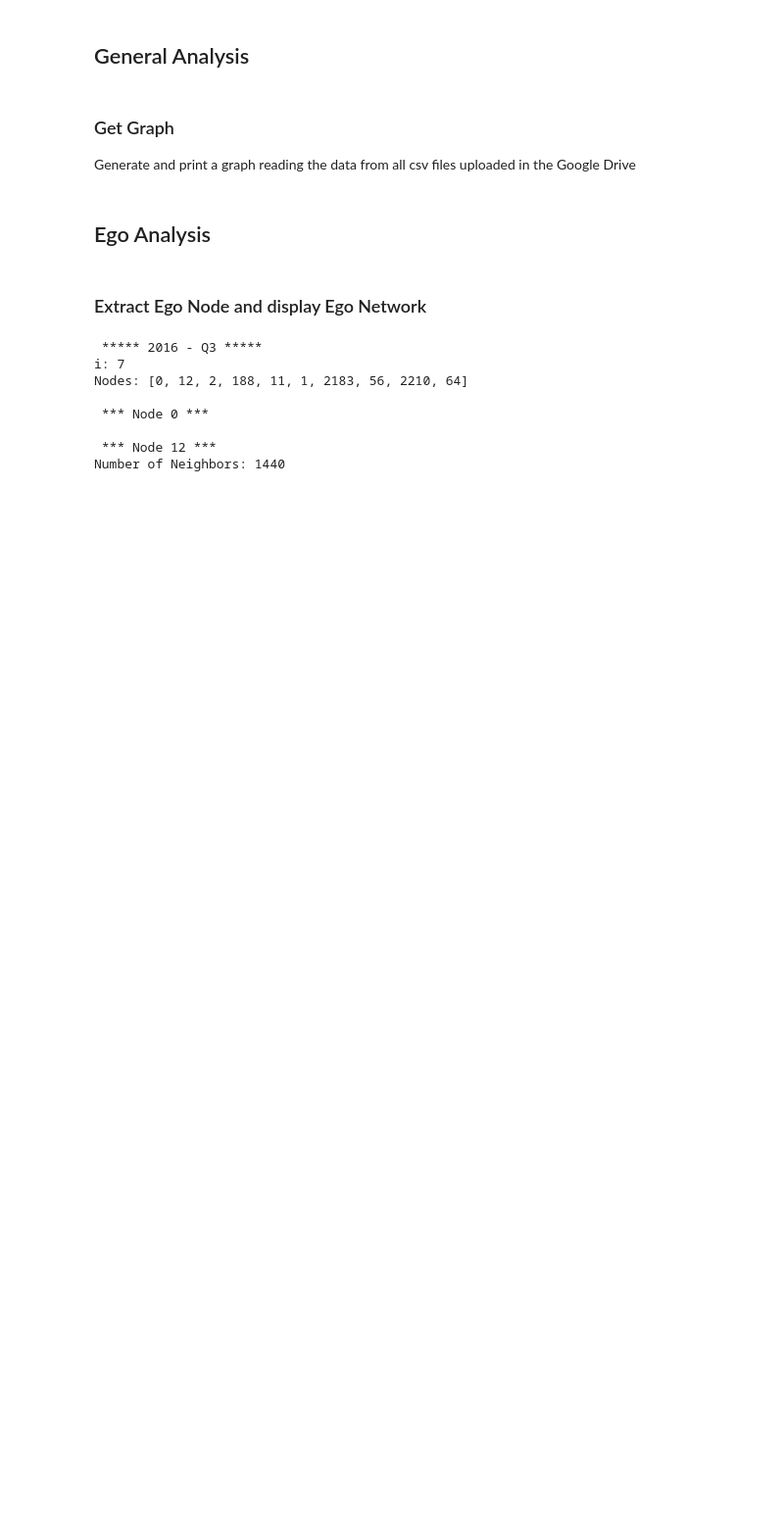
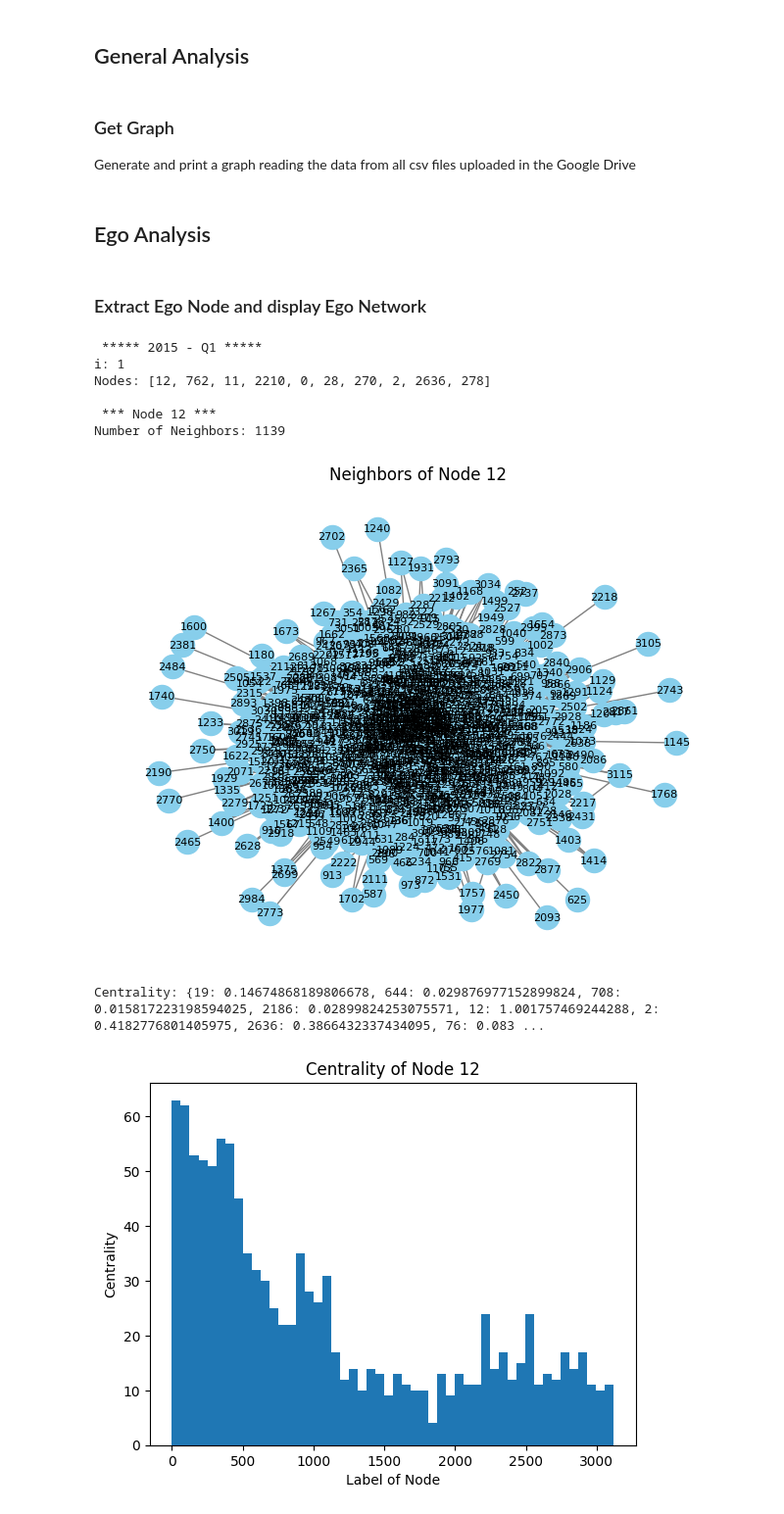
Before and after one commit to fcortesj98/DMBD-Project-2023, a Jupyter notebook: source/graph_analysis/ego_analysis/Ego_Analysis.ipynb, the cells around one changed output. Shown at 98% size. Saved outputs shown, nothing was run; the diff lists cells and outputs as text; code cells hidden in the pictures; blank space fills up the shorter version.

```diff
--- a/source/graph_analysis/ego_analysis/Ego_Analysis.ipynb
+++ b/source/graph_analysis/ego_analysis/Ego_Analysis.ipynb
@@ -73,14 +65,13 @@ G_16_Q4 = nx.from_pandas_edgelist(df_16_Q4, 'Source', 'Target', ['value', 'nb_tr
 G_17_Q1 = nx.from_pandas_edgelist(df_17_Q1, 'Source', 'Target', ['value', 'nb_transactions'], create_using=nx.Graph)
 G_17_Q2 = nx.from_pandas_edgelist(df_17_Q2, 'Source', 'Target', ['value', 'nb_transactions'], create_using=nx.Graph)
 # %%
-graph_list = [#G_15_Q1, G_15_Q2, G_15_Q3, G_15_Q4, G_16_Q1,
-    G_16_Q2, G_16_Q3, G_16_Q4, G_17_Q1, G_17_Q2]
+graph_list = [G_15_Q1, G_15_Q2, G_15_Q3, G_15_Q4, G_16_Q1, G_16_Q2, G_16_Q3, G_16_Q4, G_17_Q1, G_17_Q2]
 # %% [markdown]
 ## Ego Analysis
 # %% [markdown]
 ### Extract Ego Node and display Ego Network
 # %%
-i = 5
+i = 0
 graph_name = "Error"
 with open('results_ego_analysis.txt', 'w') as f:
     f.write(" ******************************************* \n Ego Analysis " + str(datetime.datetime.now()) + " \n ******************************************* ")
@@ -128,71 +119,60 @@ with open('results_ego_analysis.txt', 'w') as f:
                 neighbors = list(G.neighbors(node))
                 print("Number of Neighbors: " + str(len(neighbors)))
                 f.write("\n Number of Neighbors: " + str(len(neighbors)))
-                """
                 nx.draw(ego_G, with_labels=True, node_color='skyblue', font_size=8, font_color='black', edge_color='gray', width=1, edge_cmap=plt.cm.Blues)
                 plt.title("Neighbors of Node " + str(node))
                 plt.savefig("../images/neighbors/neighbors_" +  str(graph_name) + "_" + str(node) + ".png", format='png')
                 plt.show()
-                """
                 # Centrality
-                #centrality = nx.degree_centrality(ego_G)
-                #print("Centrality: " + str(centrality))
-                #f.write("\n\nCentrality: " + str(centrality))
-                """
+                centrality = nx.degree_centrality(ego_G)
+                print("Centrality: " + str(centrality))
+                f.write("\n\nCentrality: " + str(centrality))
                 plt.hist(centrality, bins=50)
                 plt.xlabel("Label of Node")
                 plt.ylabel("Centrality")
                 plt.title("Centrality of Node " + str(node))
                 plt.savefig("../images/centrality/centrality_" +  str(graph_name) + "_" + str(node) + ".png", format='png')
                 plt.show()
-                """
                 # Betweenness
-                #betweenness = nx.betweenness_centrality(ego_G)
-                #print("\n\nBetweenness: " + str(betweenness))
-                #f.write("\n\nBetweenness: " + str(betweenness))
-                """
+                betweenness = nx.betweenness_centrality(ego_G)
+                print("\n\nBetweenness: " + str(betweenness))
+                f.write("\n\nBetweenness: " + str(betweenness))
                 plt.hist(betweenness, bins=50)
                 plt.xlabel("Label of Node")
                 plt.ylabel("Betweenness")
                 plt.title("Betweenness of Node " + str(node))
                 plt.savefig("../images/betweenness/betweenness_" +  str(graph_name) + "_" + str(node) + ".png", format='png')
                 plt.show()
-                """
                 # Eigenvector
-                #eigenvector = nx.eigenvector_centrality(ego_G)
-                #print("\n\nEigenvector: " + str(eigenvector))
-                #f.write("\n\nEigenvector: " + str(eigenvector))
-                """
+                eigenvector = nx.eigenvector_centrality(ego_G)
+                print("\n\nEigenvector: " + str(eigenvector))
+                f.write("\n\nEigenvector: " + str(eigenvector))
                 plt.hist(eigenvector, bins=50)
                 plt.xlabel("Label of Node")
                 plt.ylabel("Eigenvector")
                 plt.title("Eigenvector of Node " + str(node))
                 plt.savefig("../images/eigenvector/eigenvector_" +  str(graph_name) + "_" + str(node) + ".png", format='png')
                 plt.show()
-                """
                 # Closeness
-                #closeness = nx.closeness_centrality(ego_G)
-                #print("\n\nCloseness: " + str(closeness))
-                #f.write("\n\nCloseness: " + str(closeness) + "\n")
-                """
+                closeness = nx.closeness_centrality(ego_G)
+                print("\n\nCloseness: " + str(closeness))
+                f.write("\n\nCloseness: " + str(closeness) + "\n")
                 plt.hist(closeness, bins=50)
                 plt.xlabel("Label of Node")
                 plt.ylabel("Closeness")
                 plt.title("Closeness of Node " + str(node))
                 plt.savefig("../images/closeness/closeness_" +  str(graph_name) + "_" + str(node) + ".png", format='png')
                 plt.show()
-                """
                 # Cliques
                 cliques = list(nx.find_cliques(ego_G))
                 # Cliques
-                #j = 1
-                #for clique in cliques:
-                    #print("Clique " + str(j) + ": " + str(clique) + ", Length: " + str(len(clique)))
-                    #f.write("\nClique " + str(j) + ": " + str(clique) + ", Length: " + str(len(clique)))
-                    #j += 1
+                j = 1
+                for clique in cliques:
+                    print("Clique " + str(j) + ": " + str(clique) + ", Length: " + str(len(clique)))
+                    f.write("\nClique " + str(j) + ": " + str(clique) + ", Length: " + str(len(clique)))
+                    j += 1
                 print("Number of cliques: " + str(len(cliques)))
                 f.write("\n Number of cliques: " + str(len(cliques)))
-                """
                 clique_colors = [f'C{k}' for k in range(len(cliques))]
                 edge_colors = {edge: 'white' for edge in G.edges()}
                 for h, clique in enumerate(cliques):
@@ -203,48 +183,42 @@ with open('results_ego_analysis.txt', 'w') as f:
                 colors = [edge_colors[edge] for edge in G.edges()]
                 nx.draw(ego_G, with_labels=True, node_color='skyblue', font_size=8, font_color='black', edge_color=colors, width=1, edge_cmap=plt.cm.Blues)
                 plt.show()
-                """
                 # Hubs
-                #hubs = nx.hits(ego_G)[0]
-                #print("\n\nHubs: " + str(hubs))
-                #f.write("\n\nHubs: " + str(hubs))
-                #print("\n\nAuthority: " + str(authority))
-                #f.write("\n\nAuthority: " + str(authority))
-                """
+                hubs = nx.hits(ego_G)[0]
+                print("\n\nHubs: " + str(hubs))
+                f.write("\n\nHubs: " + str(hubs))
                 node_sizes = []
                 for hub_node in hubs:
                     node_size = hubs[hub_node]*10000
                     node_sizes.append(node_size)
                 nx.draw(ego_G, with_labels=True, node_color='skyblue', node_size=node_sizes, font_size=8, font_color='black', edge_color='grey', width=1, edge_cmap=plt.cm.Blues)
                 plt.show()
-                """
                 # Bridges
                 bridges = list(nx.bridges(ego_G))
-                #print("\n\nBridges: " + str(bridges))
-                #f.write("\n\nBridges: " + str(bridges))
+                print("\n\nBridges: " + str(bridges))
+                f.write("\n\nBridges: " + str(bridges))
                 print("Number of Bridges: " + str(len(bridges)))
                 f.write("\n Number of Bridges: " + str(len(bridges)))
-                """
                 options = ['r','gray']
                 colors = []
                 for j in ego_G.edges():
                     if j in bridges:
                         colors.append(options[0])
                     else:
                         colors.append(options[1])
                 nx.draw(ego_G, with_labels=True, node_color='skyblue', font_size=8, font_color='black', edge_color=colors, width=1, edge_cmap=plt.cm.Blues)
                 plt.show()
-                """
                 # Periphery
                 periphery = list(nx.periphery(ego_G))
                 print("Number of periphery nodes: " + str(len(periphery)))
                 f.write("\n Number of periphery nodes: " + str(len(periphery)))
 # %% [output]
- ***** 2016 - Q3 *****
-i: 7
-Nodes: [0, 12, 2, 188, 11, 1, 2183, 56, 2210, 64]
-
- *** Node 0 ***
+ ***** 2015 - Q1 *****
+i: 1
+Nodes: [12, 762, 11, 2210, 0, 28, 270, 2, 2636, 278]
 
  *** Node 12 ***
-Number of Neighbors: 1440
+Number of Neighbors: 1139
+[figure, added]
+Centrality: {19: 0.14674868189806678, 644: 0.029876977152899824, 708: 0.015817223198594025, 2186: 0.02899824253075571, 12: 1.001757469244288, 2: 0.4182776801405975, 2636: 0.3866432337434095, 76: 0.083 ...
+[figure, added]
```
Also changed, not shown: parts of 3 cells of this notebook, 17 other files.
